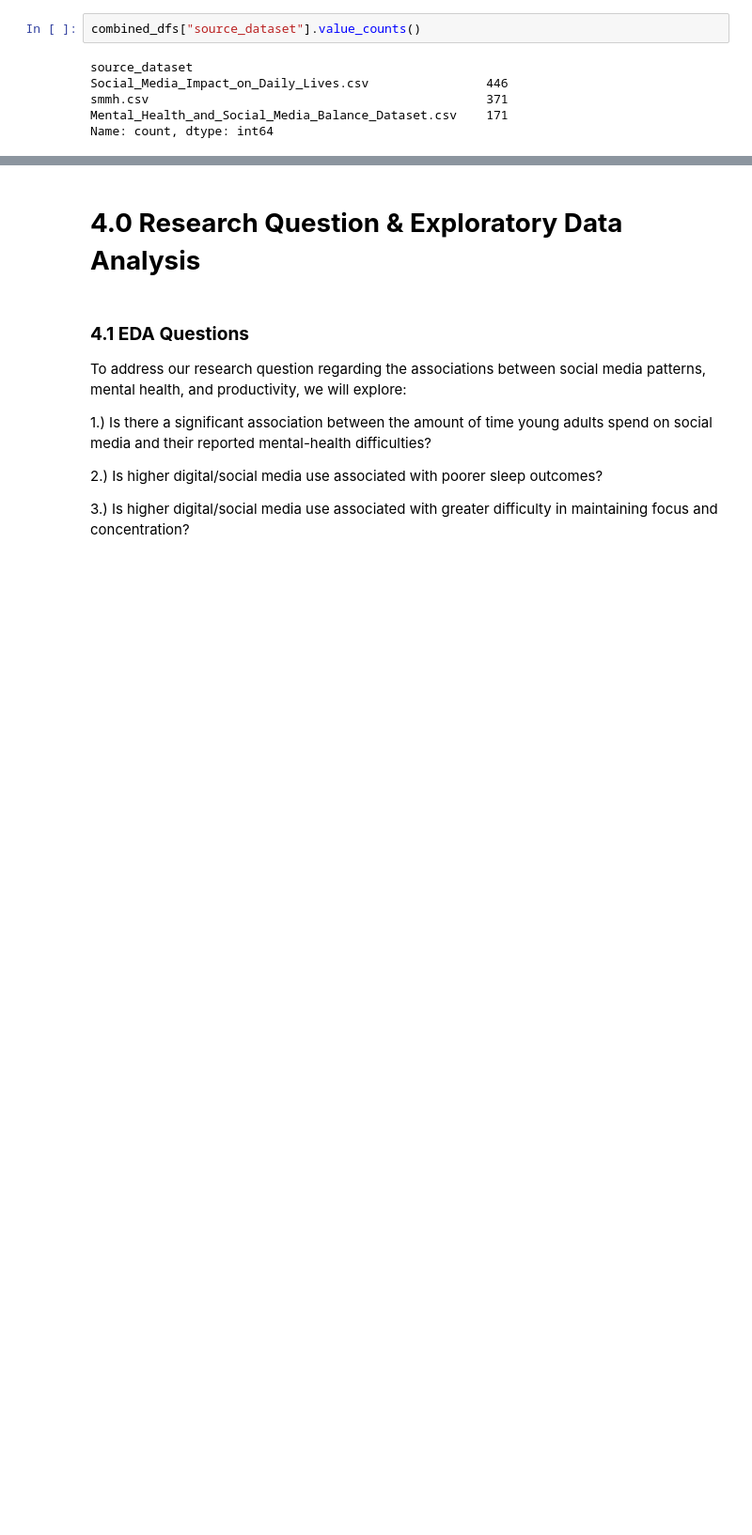
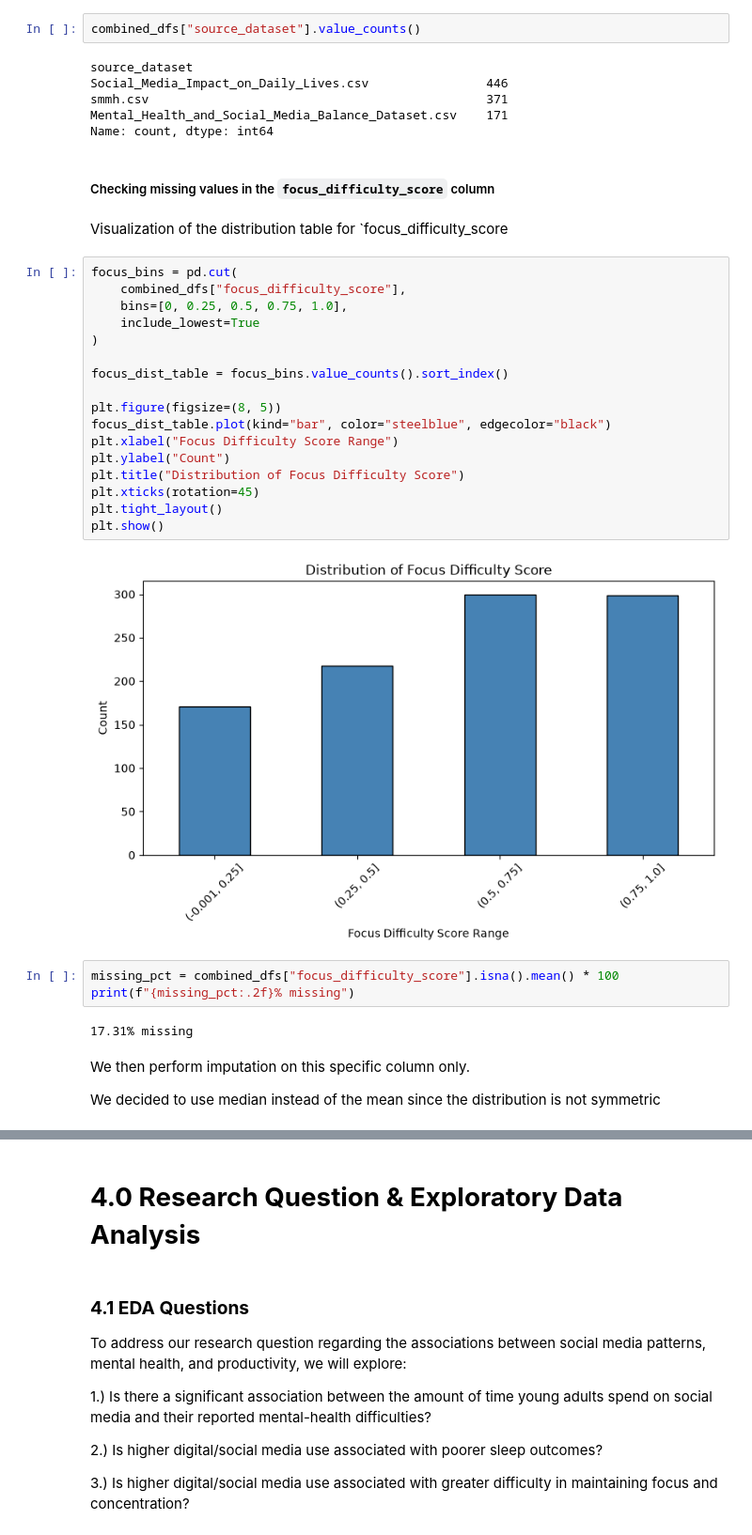
Before and after one commit to klyckman/CSMODEL, a Jupyter notebook: notebooks/Kodiak_Knowers_Notebook.ipynb, the cells around one changed output, grey strips where cells are left out. Shown at 94% size. Cells and saved outputs as stored; diff of their text form; blank space fills up the shorter version.

```diff
--- a/notebooks/Kodiak_Knowers_Notebook.ipynb
+++ b/notebooks/Kodiak_Knowers_Notebook.ipynb
@@ -715,3 +715,35 @@ Social_Media_Impact_on_Daily_Lives.csv                446
 smmh.csv                                              371
 Mental_Health_and_Social_Media_Balance_Dataset.csv    171
 Name: count, dtype: int64
+# %% [markdown]
+##### Checking missing values in the `focus_difficulty_score` column
+# %% [markdown]
+Visualization of the distribution table for `focus_difficulty_score
+# %%
+focus_bins = pd.cut(
+    combined_dfs["focus_difficulty_score"],
+    bins=[0, 0.25, 0.5, 0.75, 1.0],
+    include_lowest=True
+)
+
+focus_dist_table = focus_bins.value_counts().sort_index()
+
+plt.figure(figsize=(8, 5))
+focus_dist_table.plot(kind="bar", color="steelblue", edgecolor="black")
+plt.xlabel("Focus Difficulty Score Range")
+plt.ylabel("Count")
+plt.title("Distribution of Focus Difficulty Score")
+plt.xticks(rotation=45)
+plt.tight_layout()
+plt.show()
+# %% [output]
+[figure, added]
+# %%
+missing_pct = combined_dfs["focus_difficulty_score"].isna().mean() * 100
+print(f"{missing_pct:.2f}% missing")
+# %% [output]
+17.31% missing
+# %% [markdown]
+We then perform imputation on this specific column only.
+
+We decided to use median instead of the mean since the distribution is not symmetric
```
Also changed, not shown: parts of 10 cells of this notebook.
